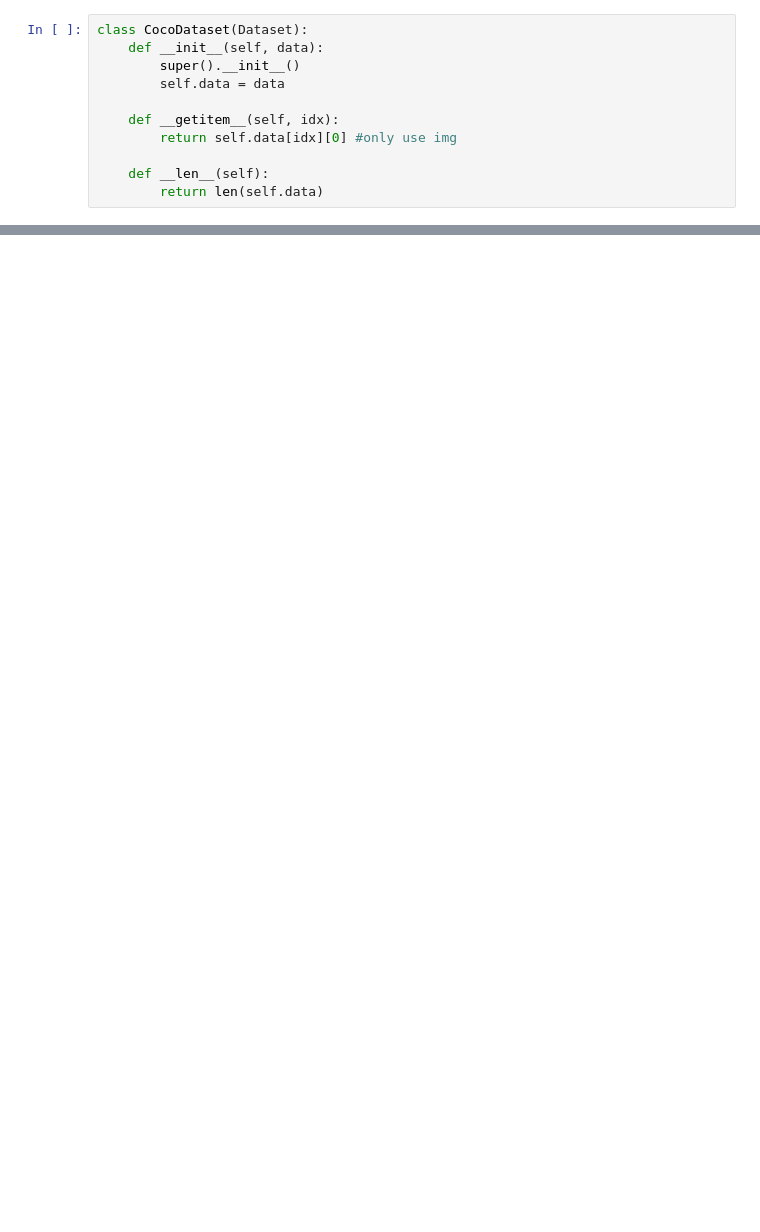
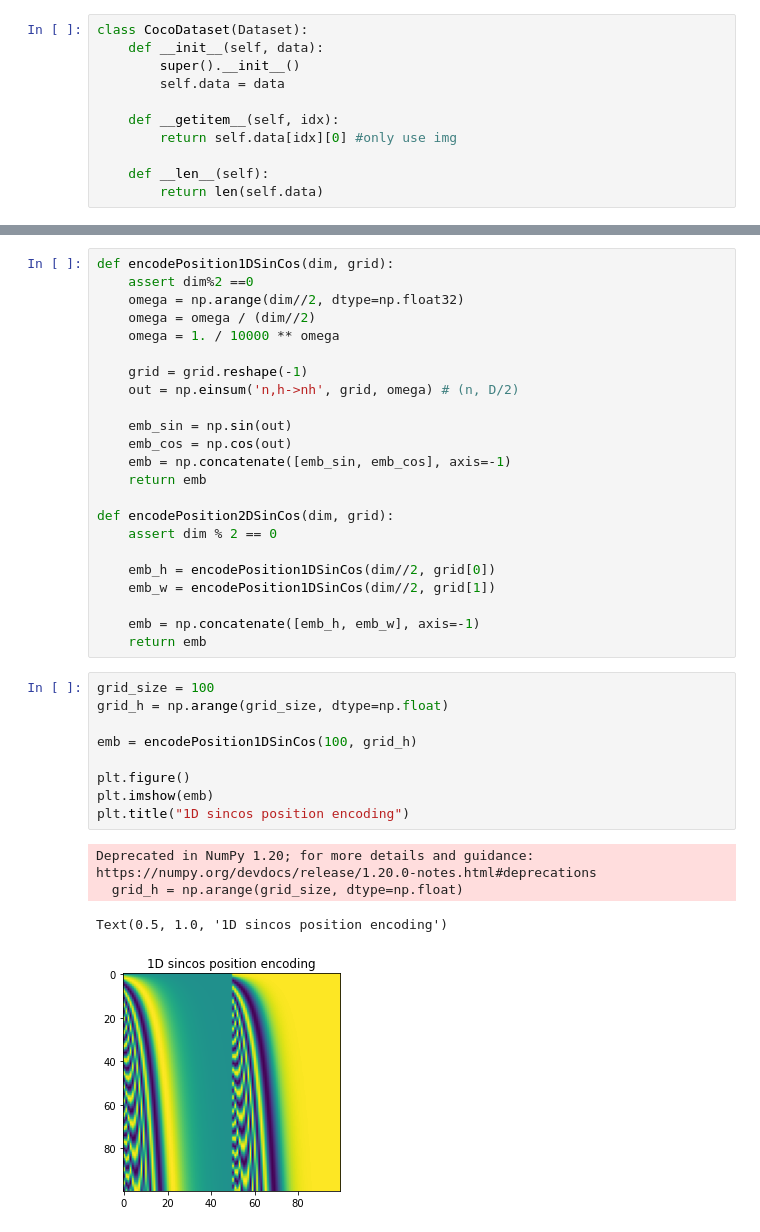
Before and after one commit to BingyuZhou/DLHandbook, a Jupyter notebook: MAE.ipynb, the cells around one changed output, grey strips where cells are left out. Drawn from its saved outputs; the diff is of its cells as text; blank space fills up the shorter version.

```diff
--- a/MAE.ipynb
+++ b/MAE.ipynb
@@ -111,3 +119,40 @@ class Transformer(nn.Module):
             x = atten(x) + x
             x = mlp(x) + x
         return x
+# %%
+def encodePosition1DSinCos(dim, grid):
+    assert dim%2 ==0
+    omega = np.arange(dim//2, dtype=np.float32)
+    omega = omega / (dim//2)
+    omega = 1. / 10000 ** omega
+
+    grid = grid.reshape(-1)
+    out = np.einsum('n,h->nh', grid, omega) # (n, D/2)
+
+    emb_sin = np.sin(out)
+    emb_cos = np.cos(out)
+    emb = np.concatenate([emb_sin, emb_cos], axis=-1)
+    return emb
+
+def encodePosition2DSinCos(dim, grid):
+    assert dim % 2 == 0
+
+    emb_h = encodePosition1DSinCos(dim//2, grid[0])
+    emb_w = encodePosition1DSinCos(dim//2, grid[1])
+
+    emb = np.concatenate([emb_h, emb_w], axis=-1)
+    return emb
+# %%
+grid_size = 100
+grid_h = np.arange(grid_size, dtype=np.float)
+
+emb = encodePosition1DSinCos(100, grid_h)
+
+plt.figure()
+plt.imshow(emb)
+plt.title("1D sincos position encoding")
+# %% [output]
+Deprecated in NumPy 1.20; for more details and guidance: https://numpy.org/devdocs/release/1.20.0-notes.html#deprecations
+  grid_h = np.arange(grid_size, dtype=np.float)
+Text(0.5, 1.0, '1D sincos position encoding')
+[figure, added]
```
Also changed, not shown: parts of 9 cells of this notebook.
